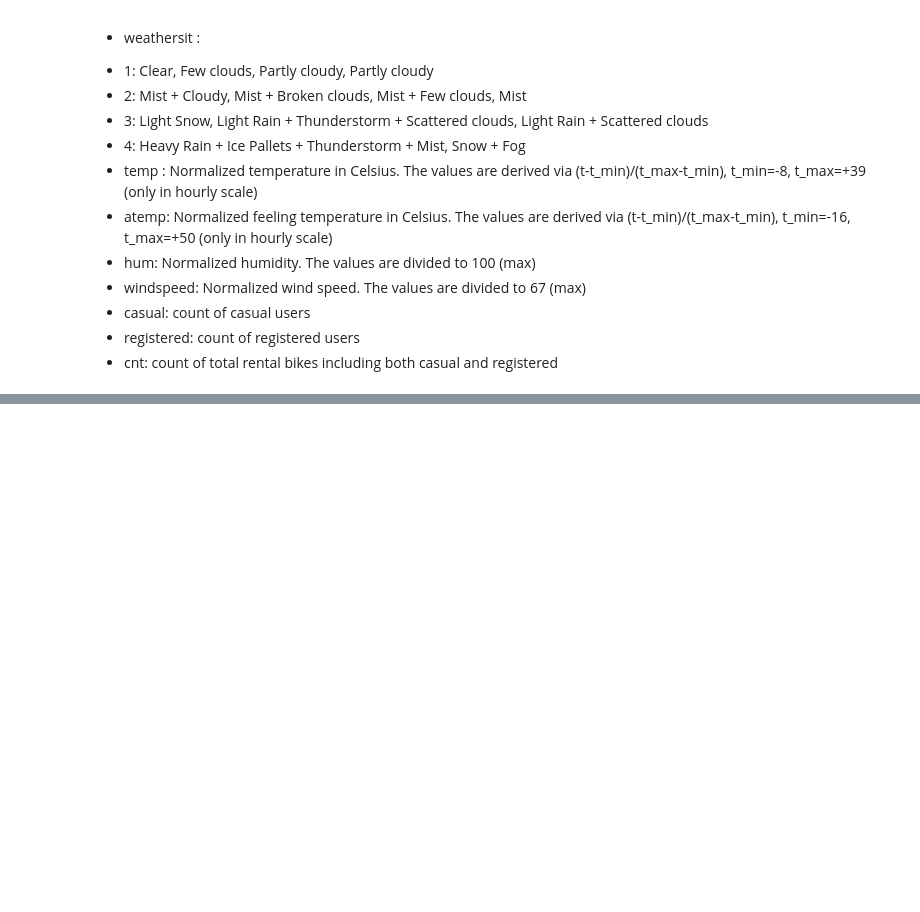
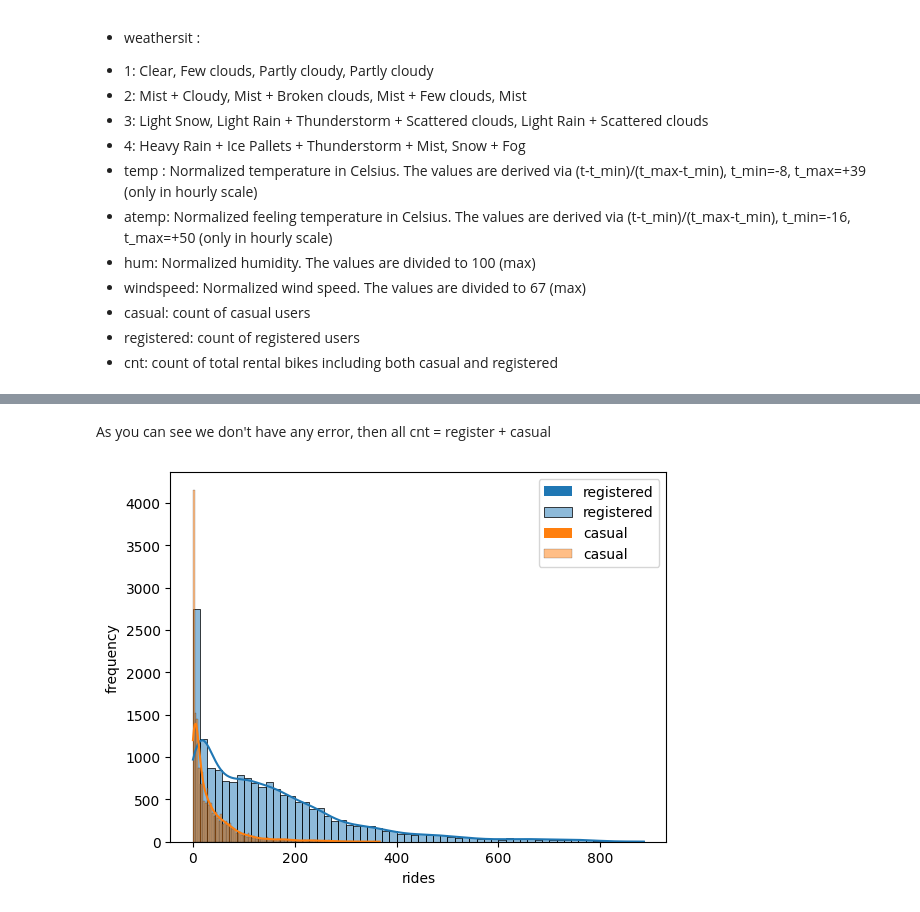
Before and after one commit to FarzinRad/Bike-Sharing-Analysis, a Jupyter notebook: Bike_Sharing_Analysis_Project.ipynb, the cells around one changed output, grey strips where cells are left out. Cells and saved outputs as stored; diff of their text form; code cells hidden in the pictures; blank space fills up the shorter version.

Commit message:
transfer data and first visualization

```diff
--- a/Bike_Sharing_Analysis_Project.ipynb
+++ b/Bike_Sharing_Analysis_Project.ipynb
@@ -71,0 +197,4 @@ import seaborn as sns
+# %%
+WeekdayMapping = {0: 'Sunday', 1: 'Monday', 2: 'Tuesday', 3: 'Wendsday', 4: 'Thursday', 5: 'Friday', 6: 'Saturday'}
+pre_df['weekday'] = pre_df['weekday'].apply(lambda x : WeekdayMapping[x] )
+#IMPORTANT NOTE: This cell can run onece time (fot lambda func)
@@ -71,0 +206,12 @@ import seaborn as sns
+# %%
+#Now lets transfer the weather
+'''
+1: Clear, Few clouds, Partly cloudy, Partly cloudy
+2: Mist + Cloudy, Mist + Broken clouds, Mist + Few clouds, Mist
+3: Light Snow, Light Rain + Thunderstorm + Scattered clouds, Light Rain + Scattered clouds
+4: Heavy Rain + Ice Pallets + Thunderstorm + Mist, Snow + Fog
+'''
+
+WeatherMapping = {1: 'Clear', 2: 'Cloudy', 3: 'light_rain_snow', 4: 'Heavy_rain_snow'}
+
+pre_df['weathersit'] = pre_df['weathersit'].apply(lambda x : WeatherMapping[x] )
@@ -71,0 +223,4 @@ import seaborn as sns
+# %%
+#In this step, chnahe humadity to 0 to 100 precent
+
+pre_df['hum'] = pre_df['hum'] * 100
@@ -71,0 +232,3 @@ import seaborn as sns
+# %%
+#And in the last step transfer windspeed between 0 to 67
+pre_df['windspeed'] = pre_df['windspeed'] * 67
@@ -71,0 +256,12 @@ import seaborn as sns
+# %% [markdown]
+As you can see we don't have any error, then all cnt = register + casual
+# %%
+#plot the registered and casual distribution
+sns.histplot(pre_df['registered'], label = 'registered', kde=True)
+sns.histplot(pre_df['casual'], label = 'casual', kde=True)
+plt.legend()
+plt.xlabel('rides')
+plt.ylabel('frequency')
+plt.savefig('dist.png', format='png')
+# %% [output]
+[figure, added]
```
Also changed, not shown: parts of 21 cells of this notebook.
